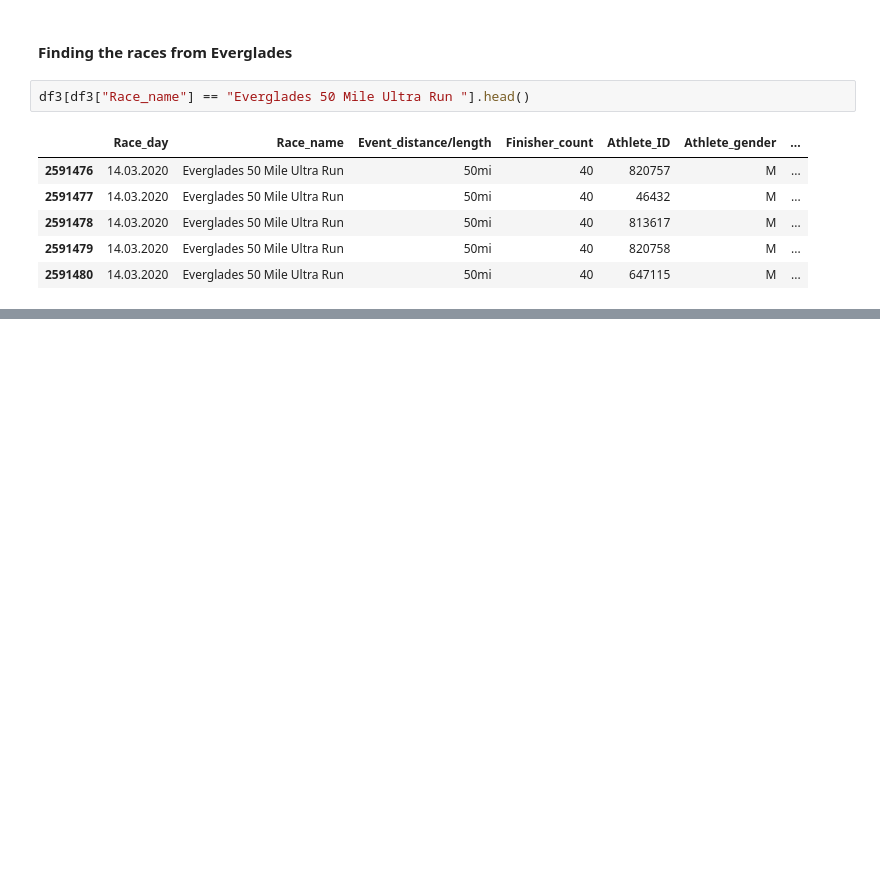
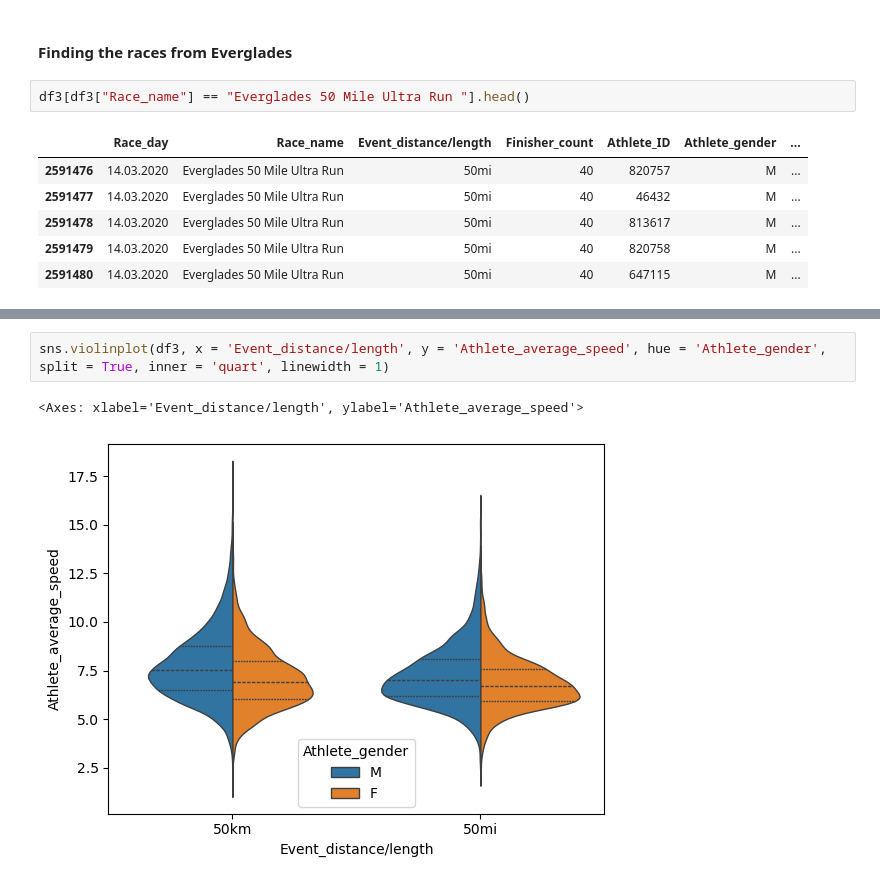
Before and after one commit to Venkatvj95/Explotary_Data_Analysis, a Jupyter notebook: Explotary_Data_Analysis.ipynb, the cells around one changed output, grey strips where cells are left out. Saved outputs shown, nothing was run; the diff lists cells and outputs as text; blank space fills up the shorter version.

```diff
--- a/Explotary_Data_Analysis.ipynb
+++ b/Explotary_Data_Analysis.ipynb
@@ -344,0 +368,5 @@ df3[df3["Race_name"] == "Everglades 50 Mile Ultra Run "].head()
+# %%
+sns.violinplot(df3, x = 'Event_distance/length', y = 'Athlete_average_speed', hue = 'Athlete_gender', split = True, inner = 'quart', linewidth = 1)
+# %% [output]
+<Axes: xlabel='Event_distance/length', ylabel='Athlete_average_speed'>
+[figure, added]
```
Also changed, not shown: parts of 6 cells of this notebook.
